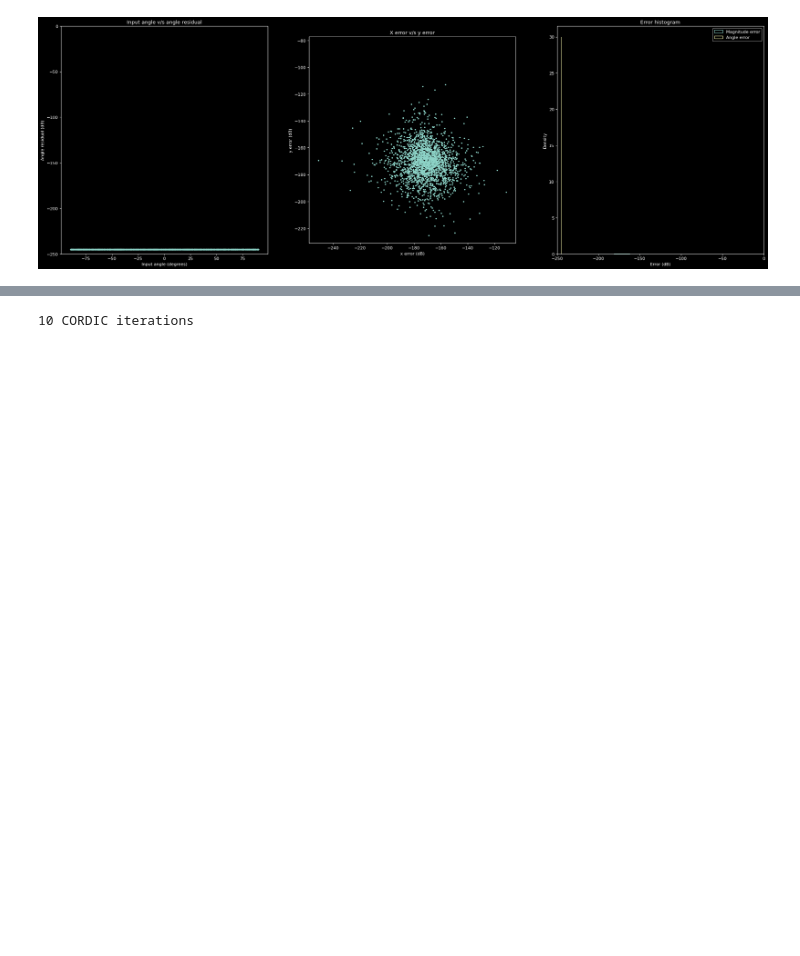
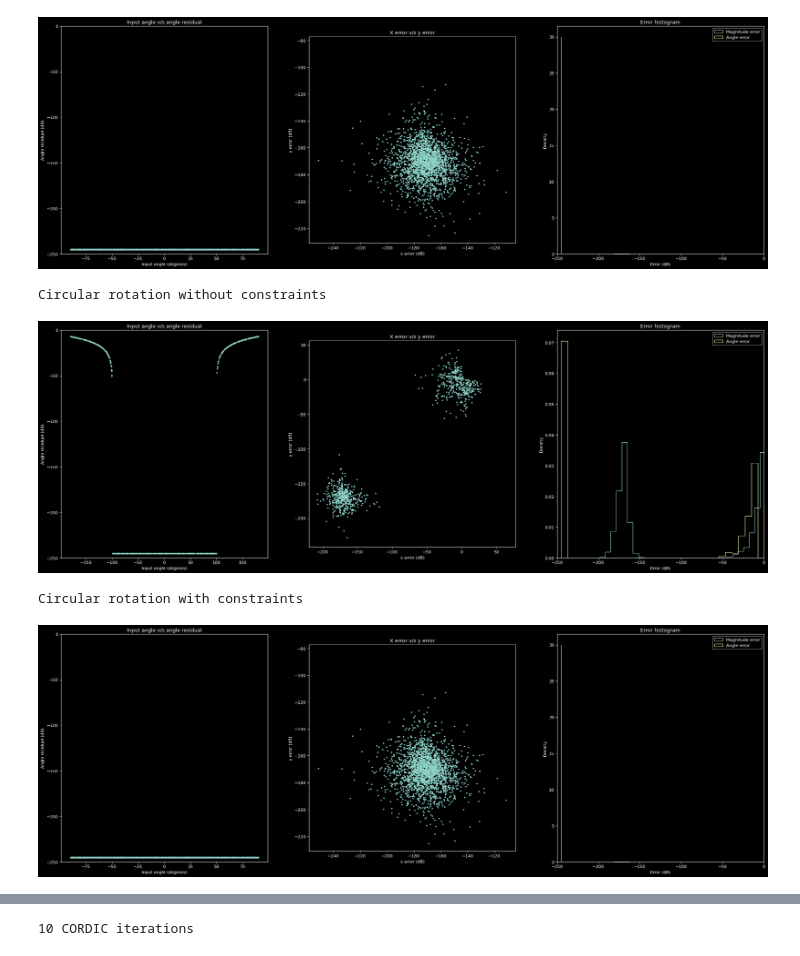
Before and after one commit to Ashwin-Rajesh/Cordic_accelerator, a Jupyter notebook: docs/cordic.ipynb, the cells around one changed output, grey strips where cells are left out. Drawn from its saved outputs; the diff is of its cells as text; code cells hidden in the pictures; blank space fills up the shorter version.

Commit message:
Added visualization of error without any input constraints

```diff
--- a/docs/cordic.ipynb
+++ b/docs/cordic.ipynb
@@ -233,3 +311,15 @@ for i in (10, 15, 20, 25, 30):
 [figure]
 30 CORDIC iterations
 [figure]
+# %%
+# View inputs for full (including inputs that will lead to out of bounds outputs)
+print("Circular rotation without constraints")
+vis_rot_error_file("data/circ_rot/cr_30_off_off_x2500_full.txt")
+
+print("Circular rotation with constraints")
+vis_rot_error_file("data/circ_rot/cr_30_off_off_x2500.txt")
+# %% [output]
+Circular rotation without constraints
+[figure, added]
+Circular rotation with constraints
+[figure, added]
```
Also changed, not shown: parts of 5 cells of this notebook.
